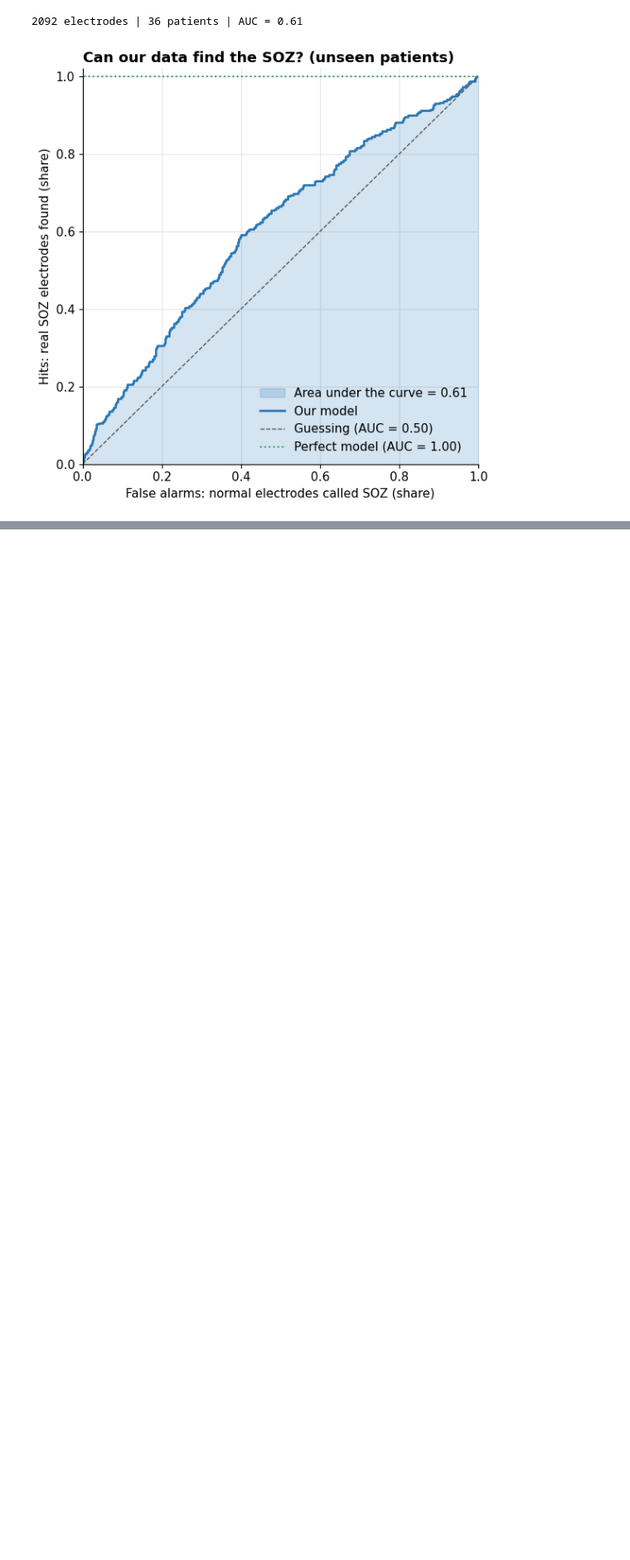
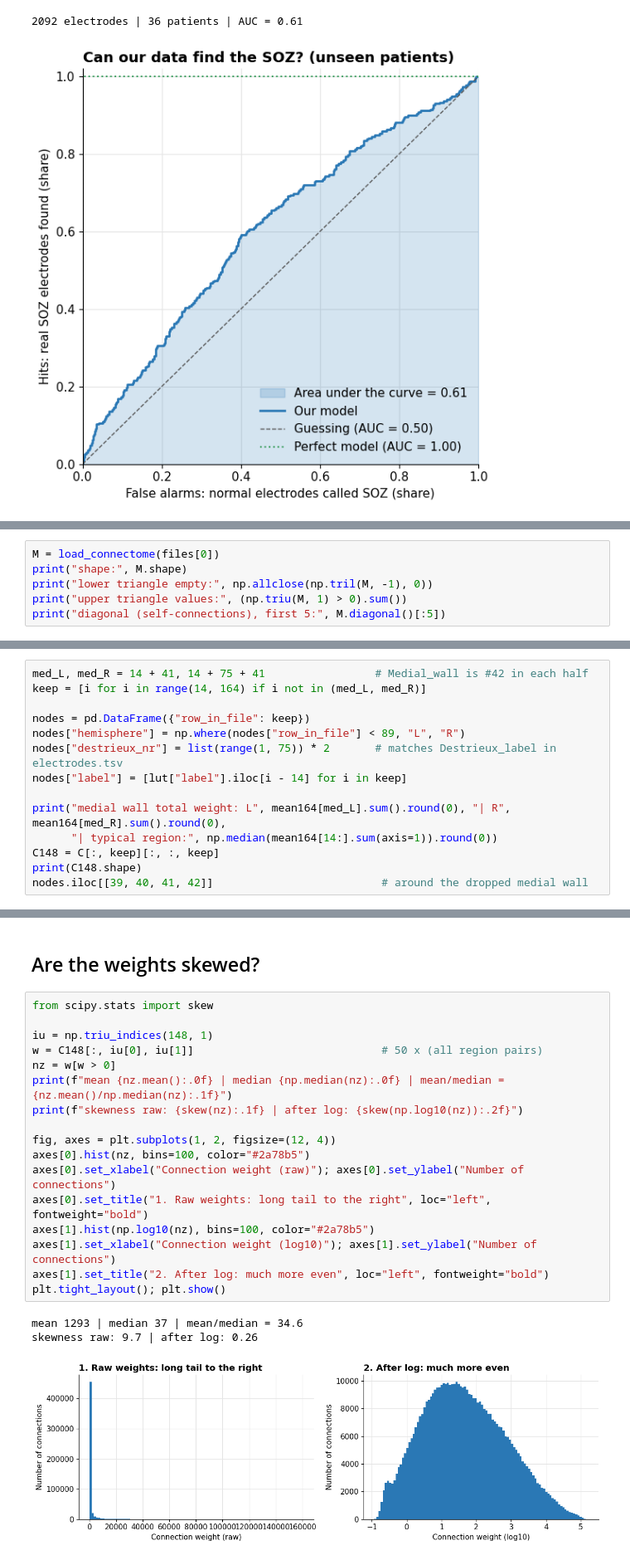
Before and after one commit to SriVidyaYeluripati/control-vs-strength, a Jupyter notebook: notebooks/Vid_sandbox.ipynb, the cells around one changed output, grey strips where cells are left out. Shown at 83% size. Cells and saved outputs as stored; diff of their text form; blank space fills up the shorter version.

```diff
--- a/notebooks/Vid_sandbox.ipynb
+++ b/notebooks/Vid_sandbox.ipynb
@@ -412,0 +943,6 @@ plt.tight_layout(); plt.show()
+# %%
+M = load_connectome(files[0])
+print("shape:", M.shape)
+print("lower triangle empty:", np.allclose(np.tril(M, -1), 0))
+print("upper triangle values:", (np.triu(M, 1) > 0).sum())
+print("diagonal (self-connections), first 5:", M.diagonal()[:5])
@@ -412,0 +995,14 @@ plt.tight_layout(); plt.show()
+# %%
+med_L, med_R = 14 + 41, 14 + 75 + 41                 # Medial_wall is #42 in each half
+keep = [i for i in range(14, 164) if i not in (med_L, med_R)]
+
+nodes = pd.DataFrame({"row_in_file": keep})
+nodes["hemisphere"] = np.where(nodes["row_in_file"] < 89, "L", "R")
+nodes["destrieux_nr"] = list(range(1, 75)) * 2       # matches Destrieux_label in electrodes.tsv
+nodes["label"] = [lut["label"].iloc[i - 14] for i in keep]
+
+print("medial wall total weight: L", mean164[med_L].sum().round(0), "| R", mean164[med_R].sum().round(0),
+      "| typical region:", np.median(mean164[14:].sum(axis=1)).round(0))
+C148 = C[:, keep][:, :, keep]
+print(C148.shape)
+nodes.iloc[[39, 40, 41, 42]]                          # around the dropped medial wall
@@ -412,0 +1017,23 @@ plt.tight_layout(); plt.show()
+# %% [markdown]
+## Are the weights skewed?
+# %%
+from scipy.stats import skew
+
+iu = np.triu_indices(148, 1)
+w = C148[:, iu[0], iu[1]]                             # 50 x (all region pairs)
+nz = w[w > 0]
+print(f"mean {nz.mean():.0f} | median {np.median(nz):.0f} | mean/median = {nz.mean()/np.median(nz):.1f}")
+print(f"skewness raw: {skew(nz):.1f} | after log: {skew(np.log10(nz)):.2f}")
+
+fig, axes = plt.subplots(1, 2, figsize=(12, 4))
+axes[0].hist(nz, bins=100, color="#2a78b5")
+axes[0].set_xlabel("Connection weight (raw)"); axes[0].set_ylabel("Number of connections")
+axes[0].set_title("1. Raw weights: long tail to the right", loc="left", fontweight="bold")
+axes[1].hist(np.log10(nz), bins=100, color="#2a78b5")
+axes[1].set_xlabel("Connection weight (log10)"); axes[1].set_ylabel("Number of connections")
+axes[1].set_title("2. After log: much more even", loc="left", fontweight="bold")
+plt.tight_layout(); plt.show()
+# %% [output]
+mean 1293 | median 37 | mean/median = 34.6
+skewness raw: 9.7 | after log: 0.26
+[figure, added]
```
Also changed, not shown: parts of 45 cells of this notebook.
